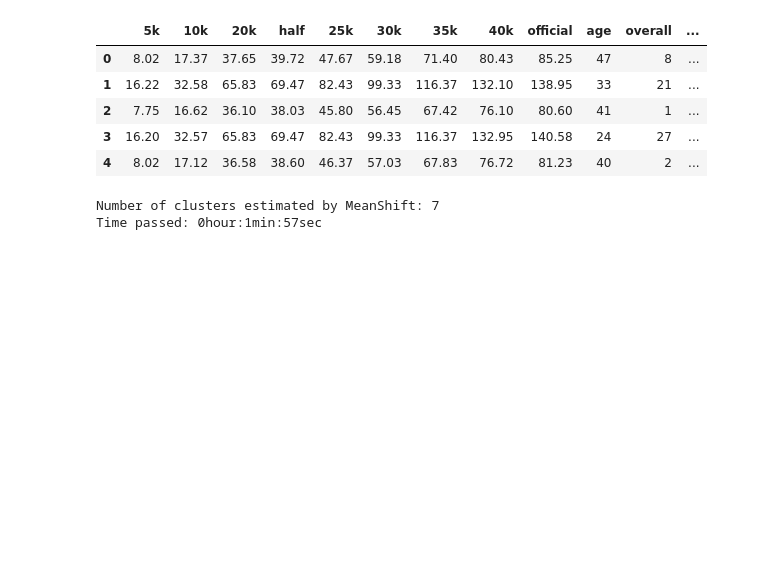
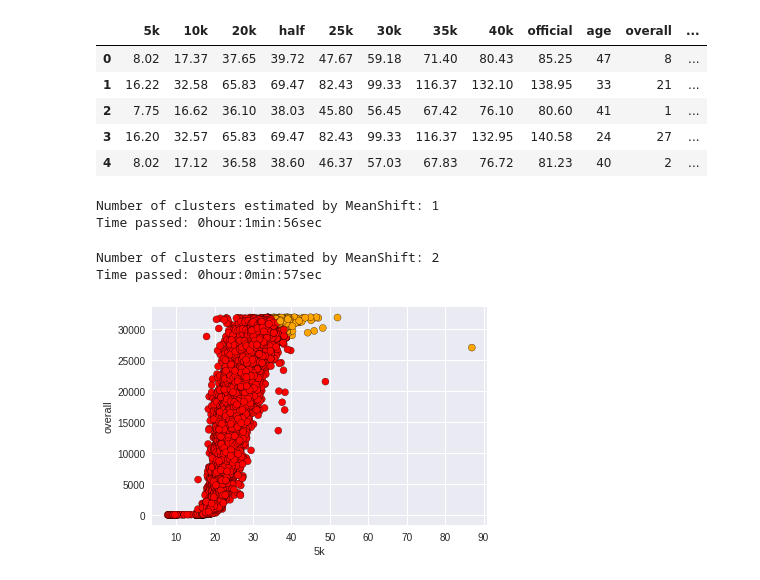
Before and after one commit to gurkpet/Thinkful-Lessons, a Jupyter notebook: Thinkful 4.2/BostonMarathon2.0.ipynb, the cells around one changed output. Cells and saved outputs as stored; diff of their text form; code cells hidden in the pictures; blank space fills up the shorter version.

```diff
--- a/Thinkful 4.2/BostonMarathon2.0.ipynb
+++ b/Thinkful 4.2/BostonMarathon2.0.ipynb
@@ -130,9 +121,24 @@ clustorcolormap = {0 : 'red',
+# %%
+clustorcolormap = {0 : 'red',
+                   1 : 'orange',
+                   2 : 'yellow',
+                   3: 'green',
+                   4: 'blue',
+                   5: 'purple',
+                   6:'black',
+                   7:'grey',
+                   8: 'yellow',
+                   9: 'brown',
+                   10: 'pink',
+                   11:'maroon',
+                   12:'teal',
+                   13:'indigo'}
 # %%
 tic()
-bandwidth = estimate_bandwidth(X.values, quantile=0.3)
+bandwidth = estimate_bandwidth(MMdf2.values, quantile=0.3)
 
 ms = MeanShift(bandwidth=bandwidth, bin_seeding=True)
-ms.fit(X)
+ms.fit(MMdf2)
 
 mslabel_color = []
 for l in ms.labels_:
@@ -143,5 +149,5 @@ ms_n_clusters_ = len(np.unique(ms.labels_))
 print("Number of clusters estimated by MeanShift: {}".format(ms_n_clusters_))
 tac()
 # %% [output]
-Number of clusters estimated by MeanShift: 7
-Time passed: 0hour:1min:57sec
+Number of clusters estimated by MeanShift: 1
+Time passed: 0hour:1min:56sec
@@ -190,0 +154,29 @@ plt.show()
+# %%
+def chcktwo(data, feat1, feat2, unscaleddata):
+    tic()
+    bandwidth = estimate_bandwidth(data[[feat1,feat2]].values, quantile=0.3)
+
+    ms = MeanShift(bandwidth=bandwidth, bin_seeding=True)
+    ms.fit(MMdf2[['5k','overall']])
+
+    ms_n_clusters_ = len(np.unique(ms.labels_))
+    print("Number of clusters estimated by MeanShift: {}".format(ms_n_clusters_))
+    mslabel_color = []
+    for l in ms.labels_:
+        mslabel_color.append(clustorcolormap[l])
+
+
+
+
+    tac()
+
+    plt.scatter(unscaleddata[feat1], unscaleddata[feat2], c = mslabel_color, edgecolors = 'black')
+    plt.xlabel(feat1)
+    plt.ylabel(feat2)
+    plt.show()
+# %%
+chcktwo(MMdf2, '5k', 'overall', df2)
+# %% [output]
+Number of clusters estimated by MeanShift: 2
+Time passed: 0hour:0min:57sec
+[figure, added]
```
Also changed, not shown: parts of 16 cells of this notebook.
